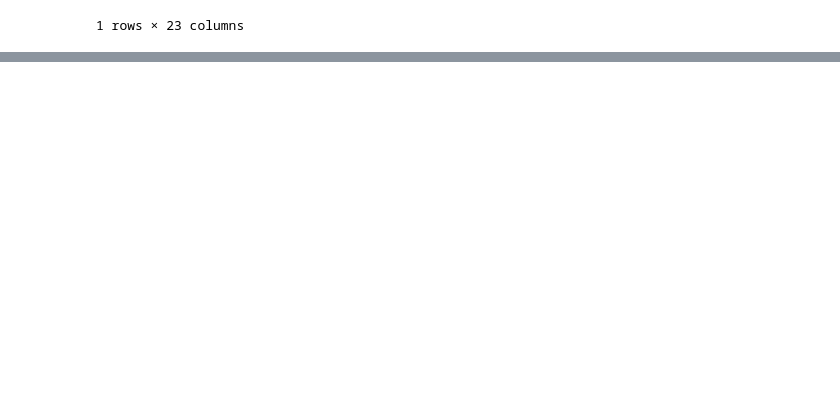
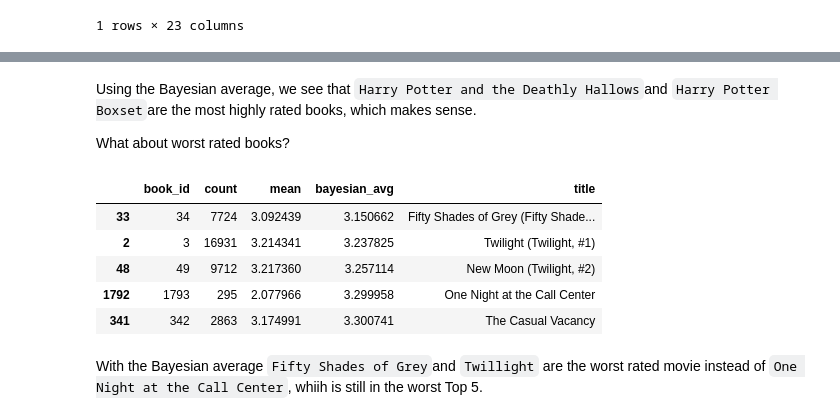
Before and after one commit to jeffnk05/fhw-recommendation-system, a Jupyter notebook: ALS/notebooks/item-item.ipynb, the cells around one changed output, grey strips where cells are left out. Cells and saved outputs as stored; diff of their text form; code cells hidden in the pictures; blank space fills up the shorter version.

```diff
--- a/ALS/notebooks/item-item.ipynb
+++ b/ALS/notebooks/item-item.ipynb
@@ -130,0 +205,15 @@ The Complete Calvin and Hobbes is the best rated book.
+# %% [markdown]
+Using the Bayesian average, we see that `Harry Potter and the Deathly Hallows`and `Harry Potter Boxset`are the most highly rated books, which makes sense.
+
+What about worst rated books?
+# %%
+book_stats.sort_values('bayesian_avg', ascending=True).head()
+# %% [output]
+|  | book_id | count | mean | bayesian_avg | title |
+| 33 | 34 | 7724 | 3.092439 | 3.150662 | Fifty Shades of Grey (Fifty Shade... |
+| 2 | 3 | 16931 | 3.214341 | 3.237825 | Twilight (Twilight, #1) |
+| 48 | 49 | 9712 | 3.217360 | 3.257114 | New Moon (Twilight, #2) |
+| 1792 | 1793 | 295 | 2.077966 | 3.299958 | One Night at the Call Center |
+| 341 | 342 | 2863 | 3.174991 | 3.300741 | The Casual Vacancy |
+# %% [markdown]
+With the Bayesian average `Fifty Shades of Grey`and `Twillight` are the worst rated movie instead of `One Night at the Call Center`, whiih is still in the worst Top 5.
```
Also changed, not shown: parts of 11 cells of this notebook.
